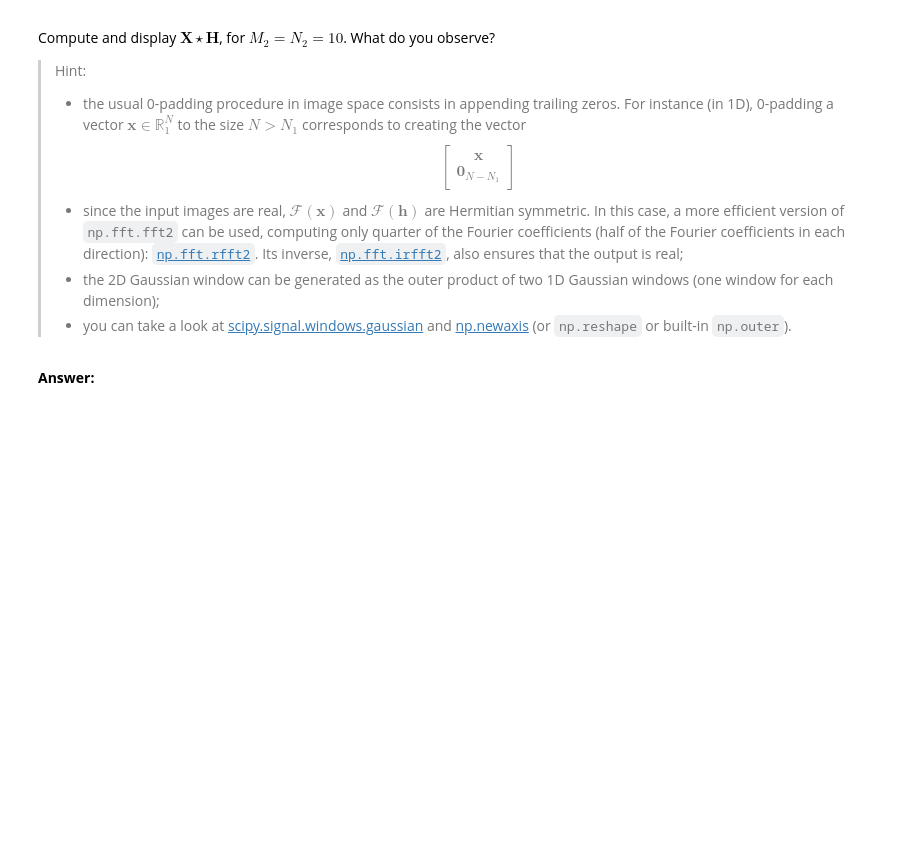
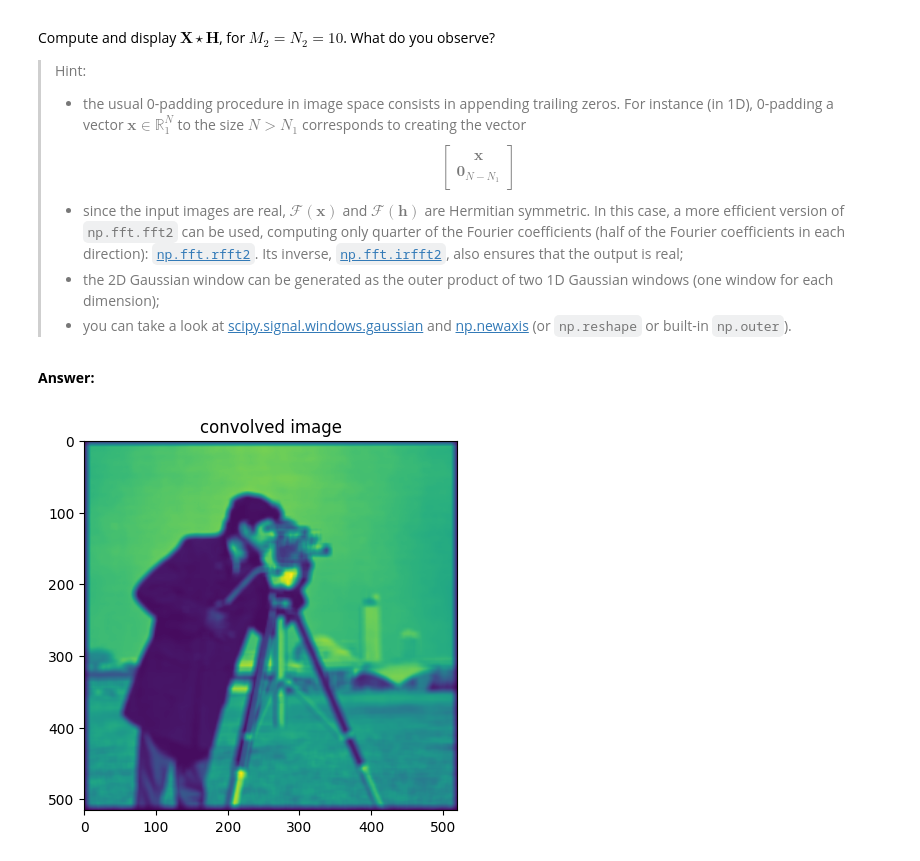
Before and after one commit to felixmnnr/SDI_PYT, a Jupyter notebook: Labs/Lab3/lab3.ipynb, the cells around one changed output. Cells and saved outputs as stored; diff of their text form; code cells hidden in the pictures; blank space fills up the shorter version.

```diff
--- a/Labs/Lab3/lab3.ipynb
+++ b/Labs/Lab3/lab3.ipynb
@@ -309,0 +305,42 @@ Compute and display $\mathbf{X} \star \mathbf{H}$, for $M_2 = N_2 = 10$. What do
+# %%
+#Create 1D Gaussian Windows
+sigma_y = 10
+sigma_x = 10
+
+M2 = N2 = 10
+
+# Generate 1D Gaussian windows
+w_y = np.exp(-(np.arange(M2) - (M2-1)/2)**2 / (2*sigma_y**2))
+w_x = np.exp(-(np.arange(N2) - (N2-1)/2)**2 / (2*sigma_x**2))
+
+#Create 2D Gaussian Kernel
+H = np.outer(w_y, w_x)
+
+# Define Sizes
+image_path = 'img/{}.png'.format('cameraman')
+image = plt.imread(image_path)
+
+M1, N1 = image.shape[0],image.shape[1]
+
+M = M1 + M2 - 1
+N = N1 + N2 - 1
+
+X_padded = np.pad(image, ((0, M2-1), (0, N2-1)),'constant', constant_values=(0))
+H_padded = np.pad(H, ((0, M1-1), (0, N1-1)),'constant', constant_values=(0))
+
+# Fourier Transforms
+P1_X = np.fft.rfft2(X_padded)
+P2_H = np.fft.rfft2(H, s=(M, N))
+
+#Element-wise Multiplication
+result_fft = P1_X * P2_H
+
+#Compute Inverse Fourier Transform
+result_convolution = np.fft.irfft2(result_fft, s=(M, N))
+
+# Display the Result
+plt.imshow(result_convolution)
+plt.title('convolved image')
+plt.show()
+# %% [output]
+[figure, added]
```
Also changed, not shown: parts of 10 cells of this notebook.
